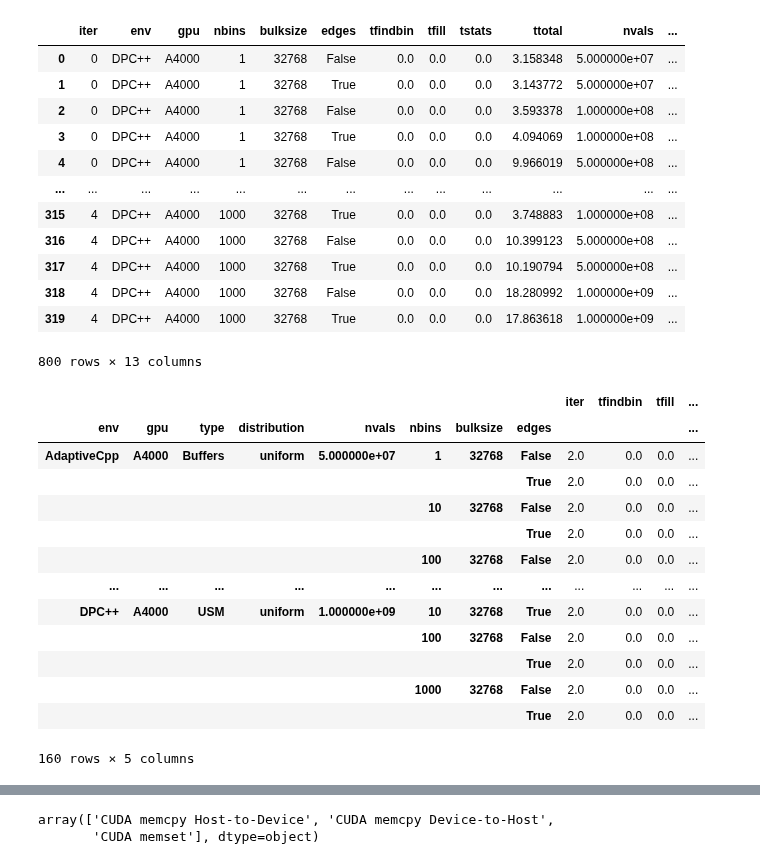
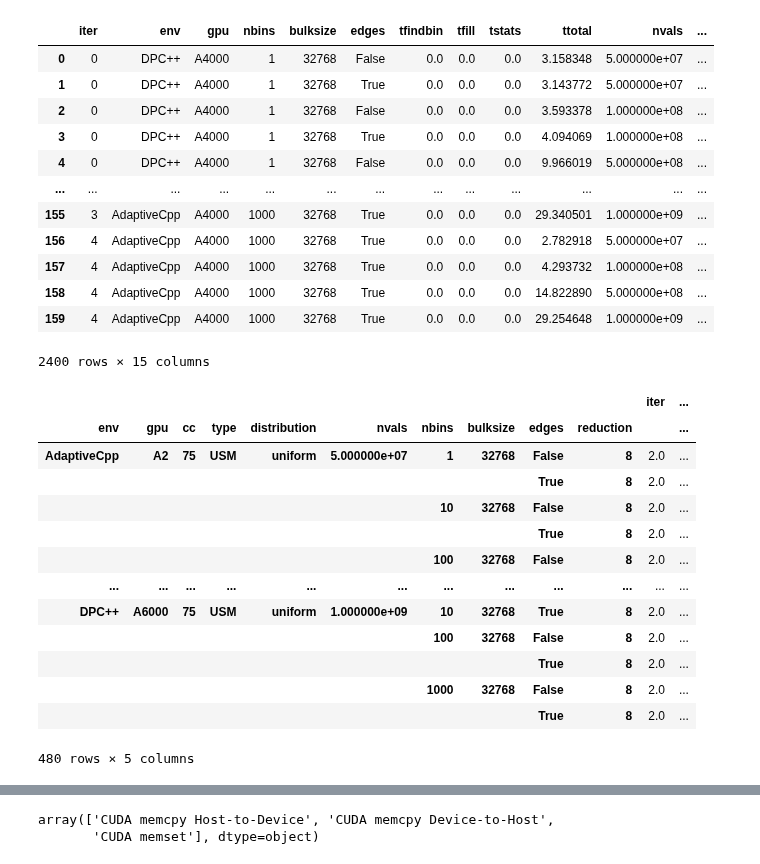
Before and after one commit to jolly-chen/msc-project, a Jupyter notebook: gpu-synchronous/sycl_paper.ipynb, the cells around one changed output, grey strips where cells are left out. Drawn from its saved outputs; the diff is of its cells as text; code cells hidden in the pictures.

```diff
--- a/gpu-synchronous/sycl_paper.ipynb
+++ b/gpu-synchronous/sycl_paper.ipynb
@@ -42,6 +57,8 @@ def filter_name(n):
             n = v
 
     return n.strip()
+# %%
+groupby_list = ["env", "gpu", "cc", "type", "distribution", "nvals", "nbins", "bulksize", "edges", "reduction"]
 # %%
 df = pd.read_csv("das6-gpu/20231206-174647")
 df["nvals"] =  df["input"].apply(lambda s: np.float64(s.split("_")[-1].split(".")[0]))
@@ -49,6 +66,8 @@ df["distribution"] =  df["input"].apply(lambda s: s.split("_")[1])
 convert_to_type(df, "edges", np.bool_)
 convert_to_type(df, "ttotal", np.float64)
 df["type"] = "Buffers"
+df["cc"] = 86
+df["reduction"] = 8
 
 df_usm = pd.read_csv("das6-gpu/20231211-155923")
 df_usm["nvals"] =  df_usm["input"].apply(lambda s: np.float64(s.split("_")[-1].split(".")[0]))
@@ -56,8 +75,27 @@ df_usm["distribution"] =  df_usm["input"].apply(lambda s: s.split("_")[1])
 convert_to_type(df_usm, "edges", np.bool_)
 convert_to_type(df_usm, "ttotal", np.float64)
 df_usm["type"] = "USM"
+df_usm["cc"] = 86
+df_usm["reduction"] = 8
 
-df = pd.concat([df, df_usm])
+df_sm75 = pd.read_csv("das6-gpu/20231127-085724")
+df_sm75["nvals"] =  df_sm75["input"].apply(lambda s: np.float64(s.split("_")[-1].split(".")[0]))
+df_sm75["distribution"] =  df_sm75["input"].apply(lambda s: s.split("_")[1])
+convert_to_type(df_sm75, "edges", np.bool_)
+convert_to_type(df_sm75, "ttotal", np.float64)
+df_sm75["type"] = "USM"
+df_sm75["cc"] = 75
+df_sm75["reduction"] = 8
+
+df_red = pd.read_csv("das6-gpu/reduction_range")
+df_red["nvals"] =  df_red["input"].apply(lambda s: np.float64(s.split("_")[-1].split(".")[0]))
+df_red["distribution"] =  df_red["input"].apply(lambda s: s.split("_")[1])
+convert_to_type(df_red, "edges", np.bool_)
+convert_to_type(df_red, "ttotal", np.float64)
+df_red["type"] = "USM"
+df_red["cc"] = 86
+
+df = pd.concat([df, df_usm, df_sm75, df_red])
 del df["input"]
 df
 # %% [output]
@@ -68,29 +106,29 @@ df
 | 3 | 0 | DPC++ | A4000 | 1 | 32768 | True | 0.0 | 0.0 | 0.0 | 4.094069 | 1.000000e+08 | ... |
 | 4 | 0 | DPC++ | A4000 | 1 | 32768 | False | 0.0 | 0.0 | 0.0 | 9.966019 | 5.000000e+08 | ... |
 | ... | ... | ... | ... | ... | ... | ... | ... | ... | ... | ... | ... | ... |
-| 315 | 4 | DPC++ | A4000 | 1000 | 32768 | True | 0.0 | 0.0 | 0.0 | 3.748883 | 1.000000e+08 | ... |
-| 316 | 4 | DPC++ | A4000 | 1000 | 32768 | False | 0.0 | 0.0 | 0.0 | 10.399123 | 5.000000e+08 | ... |
-| 317 | 4 | DPC++ | A4000 | 1000 | 32768 | True | 0.0 | 0.0 | 0.0 | 10.190794 | 5.000000e+08 | ... |
-| 318 | 4 | DPC++ | A4000 | 1000 | 32768 | False | 0.0 | 0.0 | 0.0 | 18.280992 | 1.000000e+09 | ... |
-| 319 | 4 | DPC++ | A4000 | 1000 | 32768 | True | 0.0 | 0.0 | 0.0 | 17.863618 | 1.000000e+09 | ... |
+| 155 | 3 | AdaptiveCpp | A4000 | 1000 | 32768 | True | 0.0 | 0.0 | 0.0 | 29.340501 | 1.000000e+09 | ... |
+| 156 | 4 | AdaptiveCpp | A4000 | 1000 | 32768 | True | 0.0 | 0.0 | 0.0 | 2.782918 | 5.000000e+07 | ... |
+| 157 | 4 | AdaptiveCpp | A4000 | 1000 | 32768 | True | 0.0 | 0.0 | 0.0 | 4.293732 | 1.000000e+08 | ... |
+| 158 | 4 | AdaptiveCpp | A4000 | 1000 | 32768 | True | 0.0 | 0.0 | 0.0 | 14.822890 | 5.000000e+08 | ... |
+| 159 | 4 | AdaptiveCpp | A4000 | 1000 | 32768 | True | 0.0 | 0.0 | 0.0 | 29.254648 | 1.000000e+09 | ... |
-800 rows × 13 columns
+2400 rows × 15 columns
 # %%
-gp = df.groupby(["env", "gpu", "type", "distribution", "nvals", "nbins", "bulksize", "edges"])
+gp = df.groupby(groupby_list)
 gp.mean()
 # %% [output]
-|  |  |  |  |  |  |  |  | iter | tfindbin | tfill | ... |
-| env | gpu | type | distribution | nvals | nbins | bulksize | edges |  |  |  | ... |
-| AdaptiveCpp | A4000 | Buffers | uniform | 5.000000e+07 | 1 | 32768 | False | 2.0 | 0.0 | 0.0 | ... |
-|  |  |  |  |  |  |  | True | 2.0 | 0.0 | 0.0 | ... |
-|  |  |  |  |  | 10 | 32768 | False | 2.0 | 0.0 | 0.0 | ... |
-|  |  |  |  |  |  |  | True | 2.0 | 0.0 | 0.0 | ... |
-|  |  |  |  |  | 100 | 32768 | False | 2.0 | 0.0 | 0.0 | ... |
+|  |  |  |  |  |  |  |  |  |  | iter | ... |
+| env | gpu | cc | type | distribution | nvals | nbins | bulksize | edges | reduction |  | ... |
+| AdaptiveCpp | A2 | 75 | USM | uniform | 5.000000e+07 | 1 | 32768 | False | 8 | 2.0 | ... |
+|  |  |  |  |  |  |  |  | True | 8 | 2.0 | ... |
+|  |  |  |  |  |  | 10 | 32768 | False | 8 | 2.0 | ... |
+|  |  |  |  |  |  |  |  | True | 8 | 2.0 | ... |
+|  |  |  |  |  |  | 100 | 32768 | False | 8 | 2.0 | ... |
 | ... | ... | ... | ... | ... | ... | ... | ... | ... | ... | ... | ... |
-| DPC++ | A4000 | USM | uniform | 1.000000e+09 | 10 | 32768 | True | 2.0 | 0.0 | 0.0 | ... |
-|  |  |  |  |  | 100 | 32768 | False | 2.0 | 0.0 | 0.0 | ... |
-|  |  |  |  |  |  |  | True | 2.0 | 0.0 | 0.0 | ... |
-|  |  |  |  |  | 1000 | 32768 | False | 2.0 | 0.0 | 0.0 | ... |
-|  |  |  |  |  |  |  | True | 2.0 | 0.0 | 0.0 | ... |
+| DPC++ | A6000 | 75 | USM | uniform | 1.000000e+09 | 10 | 32768 | True | 8 | 2.0 | ... |
+|  |  |  |  |  |  | 100 | 32768 | False | 8 | 2.0 | ... |
+|  |  |  |  |  |  |  |  | True | 8 | 2.0 | ... |
+|  |  |  |  |  |  | 1000 | 32768 | False | 8 | 2.0 | ... |
+|  |  |  |  |  |  |  |  | True | 8 | 2.0 | ... |
-160 rows × 5 columns
+480 rows × 5 columns
 # %%
 unique_env = df["env"].unique()
```
Also changed, not shown: parts of 25 cells of this notebook.
